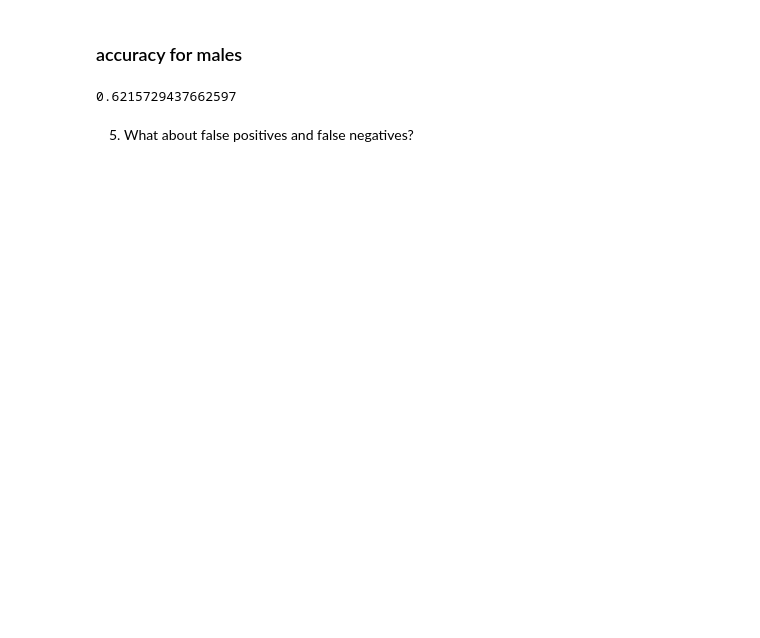
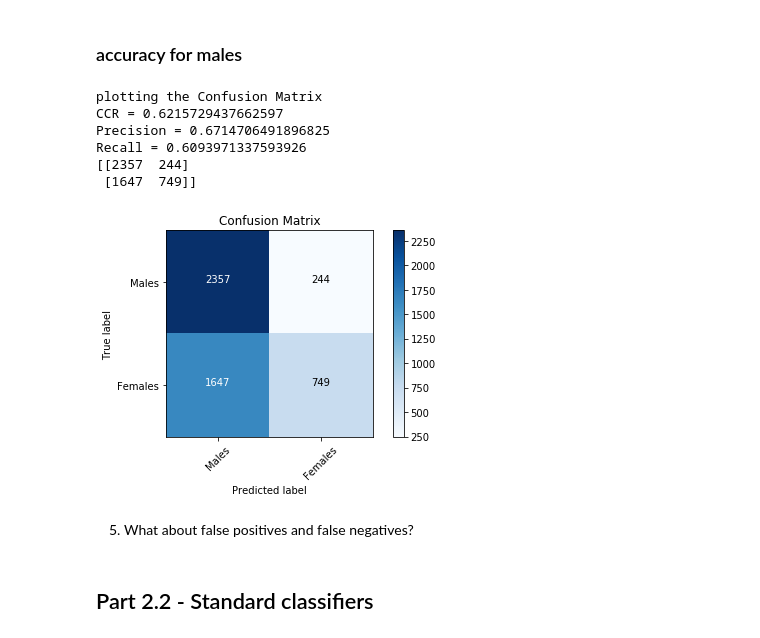
Before and after one commit to almarakby/-Fairness-in-the-COMPAS-dataset-classification, a Jupyter notebook: Compas investigation.ipynb, the cells around one changed output. Drawn from its saved outputs; the diff is of its cells as text; code cells hidden in the pictures; blank space fills up the shorter version.

```diff
--- a/Compas investigation.ipynb
+++ b/Compas investigation.ipynb
@@ -396,8 +708,17 @@ performance.accuracy_score(new_scores_female['two_year_recid'],new_scores_female
 ### accuracy for males
 # %%
 new_scores_male = new_scores[new_scores['sex'] == 'Male']
-performance.accuracy_score(new_scores_male['two_year_recid'],new_scores_male['decile_score'],normalize=True)
+# performance.accuracy_score(new_scores_male['two_year_recid'],new_scores_male['decile_score'],normalize=True)
+plot_conf_matrix(new_scores_male.two_year_recid, new_scores_male.decile_score, class_names=['Males', 'Females'])
 # %% [output]
-0.6215729437662597
+plotting the Confusion Matrix
+CCR = 0.6215729437662597
+Precision = 0.6714706491896825
+Recall = 0.6093971337593926
+[[2357  244]
+ [1647  749]]
+[figure, added]
 # %% [markdown]
 5. What about false positives and false negatives?
+# %% [markdown]
+## Part 2.2 - Standard classifiers
```
Also changed, not shown: parts of 60 cells of this notebook.
